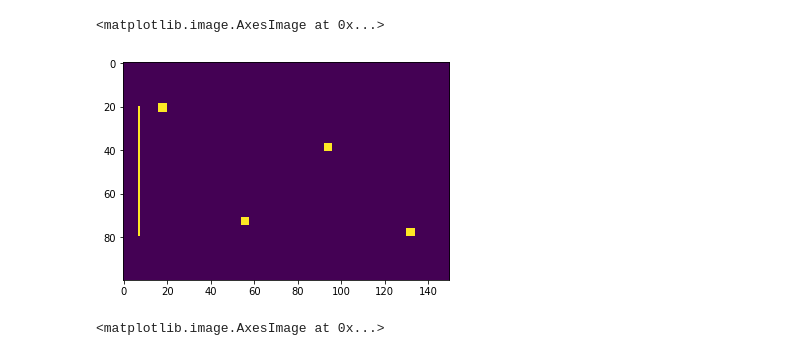
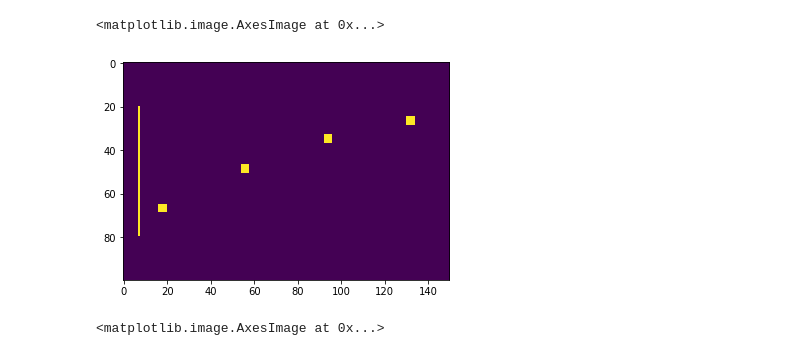
Before and after one commit to haehn/cnn-stimuli, a Jupyter notebook: Figure5.ipynb, the cells around one changed output. Cells and saved outputs as stored; diff of their text form; code cells hidden in the pictures.

Commit message:
flag 3 on position

```diff
--- a/Figure5.ipynb
+++ b/Figure5.ipynb
@@ -8,10 +8,10 @@ from stimuli import Figure5
 #Flag 3 - True: The largest stimulus is always at the farthest left position, False: the largest can be any of the 4
 # %%
 #Obviously flags 1 and 3 are irrelevant to the two position stimuli
-pylab.imshow(Figure5.position_common_scale(flags=[False, False, False])[1])
+pylab.imshow(Figure5.position_common_scale(flags=[False, False, True])[1])
 # %% [output]
 <matplotlib.image.AxesImage at 0x...>
-[figure, old version]
+[figure, new version]
 # %%
 pylab.imshow(Figure5.position_common_scale(flags=[False, True, False])[1])
 # %% [output]
```
Also changed, not shown: 1 other file.
